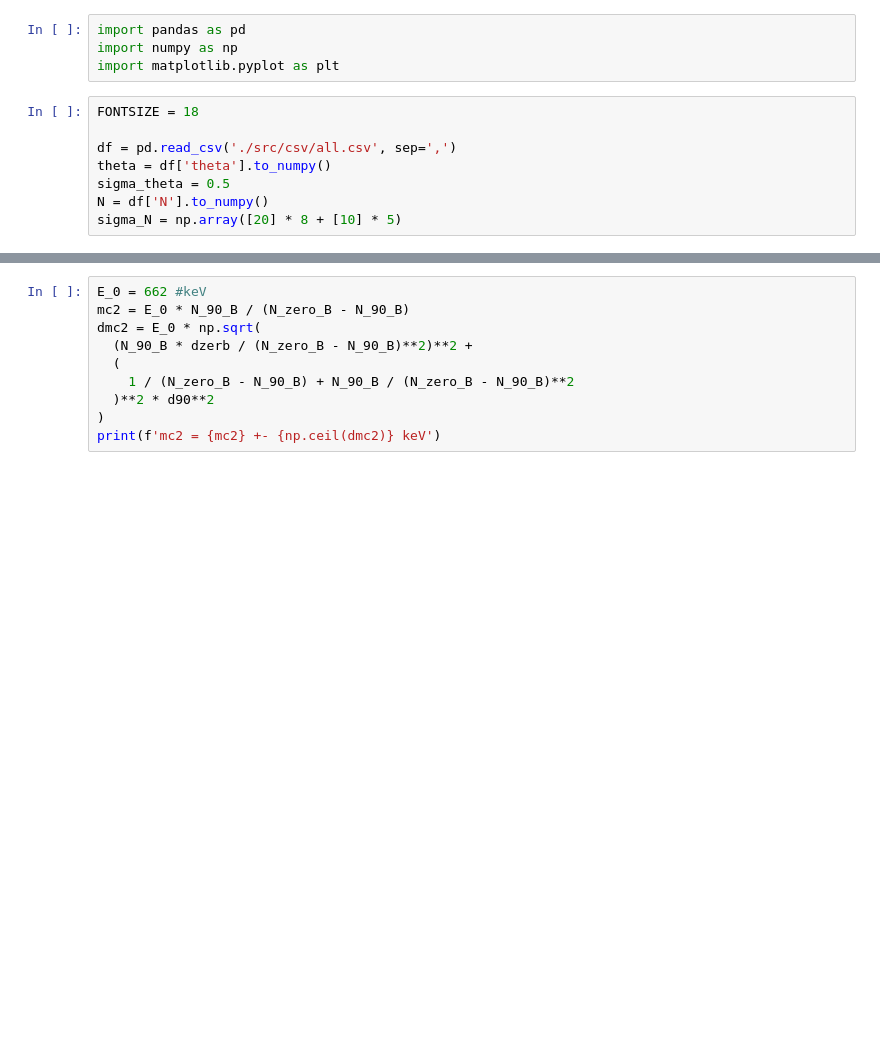
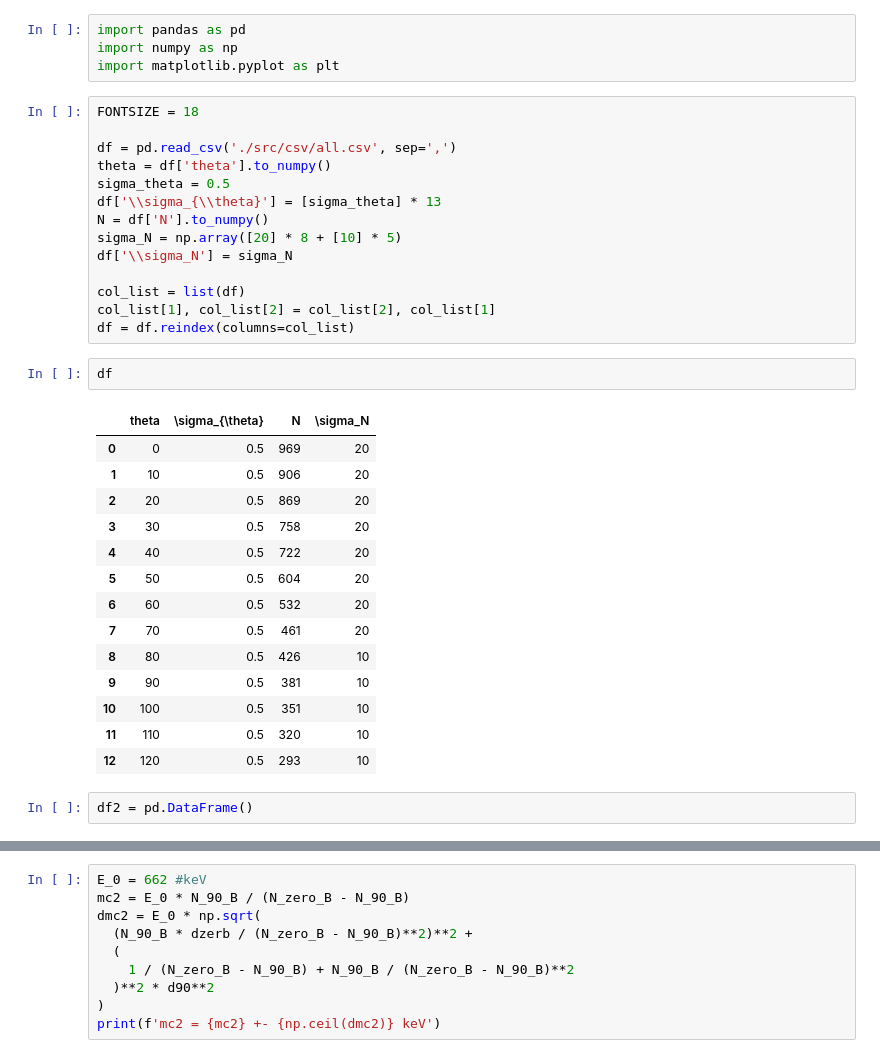
Before and after one commit to 106-inc/PhysLabV, a Jupyter notebook: 1.2/main.ipynb, the cells around one changed output, grey strips where cells are left out. Drawn from its saved outputs; the diff is of its cells as text; blank space fills up the shorter version.

Commit message:
[1.2] Added meas + exp tables

```diff
--- a/1.2/main.ipynb
+++ b/1.2/main.ipynb
@@ -8,7 +8,32 @@ FONTSIZE = 18
 df = pd.read_csv('./src/csv/all.csv', sep=',')
 theta = df['theta'].to_numpy()
 sigma_theta = 0.5
+df['\\sigma_{\\theta}'] = [sigma_theta] * 13
 N = df['N'].to_numpy()
 sigma_N = np.array([20] * 8 + [10] * 5)
+df['\\sigma_N'] = sigma_N
+
+col_list = list(df)
+col_list[1], col_list[2] = col_list[2], col_list[1]
+df = df.reindex(columns=col_list)
+# %%
+df
+# %% [output]
+|  | theta | \sigma_{\theta} | N | \sigma_N |
+| 0 | 0 | 0.5 | 969 | 20 |
+| 1 | 10 | 0.5 | 906 | 20 |
+| 2 | 20 | 0.5 | 869 | 20 |
+| 3 | 30 | 0.5 | 758 | 20 |
+| 4 | 40 | 0.5 | 722 | 20 |
+| 5 | 50 | 0.5 | 604 | 20 |
+| 6 | 60 | 0.5 | 532 | 20 |
+| 7 | 70 | 0.5 | 461 | 20 |
+| 8 | 80 | 0.5 | 426 | 10 |
+| 9 | 90 | 0.5 | 381 | 10 |
+| 10 | 100 | 0.5 | 351 | 10 |
+| 11 | 110 | 0.5 | 320 | 10 |
+| 12 | 120 | 0.5 | 293 | 10 |
+# %%
+df2 = pd.DataFrame()
 # %%
 plt.figure(figsize=[24, 15])
```
Also changed, not shown: parts of 2 cells of this notebook, 5 other files.
